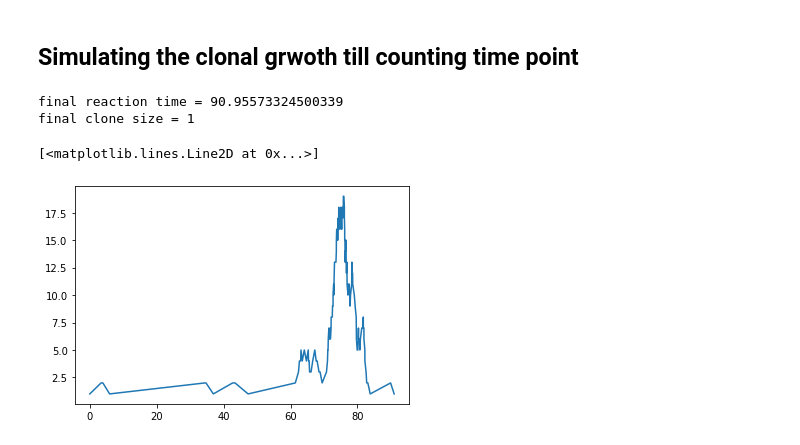
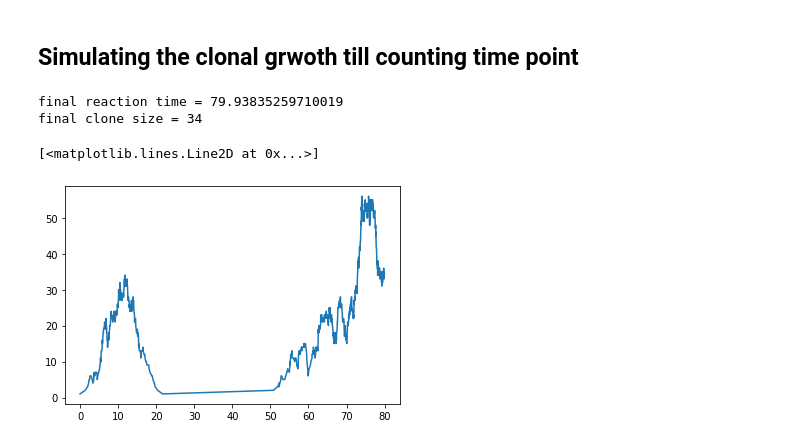
Before and after one commit to HuairenZhang/glioblastoma, a Jupyter notebook: updated clonal growth simulation.ipynb, the cells around one changed output. Drawn from its saved outputs; the diff is of its cells as text; code cells hidden in the pictures.

```diff
--- a/updated clonal growth simulation.ipynb
+++ b/updated clonal growth simulation.ipynb
@@ -496,37 +496,35 @@ def clonalGrowthSimulation(stemDivRate, epsilon, proDivRate, apoptosisRate,count
         A4 = P[-1]*k4
 #         Reaction 5: propensity function (A5) = D(t) * k5
         A5 = D[-1]*k5
         A0 = A1 + A2 + A3 + A4 + A5
-
 #         first random number generator to determine the time of nexr reaction
         r1 = random.random()
         t = np.log(1/r1)/A0
         if reactionTime[-1] + t > countingTimePoint:
             cont = False
         else:
             reactionTime = np.append(reactionTime,reactionTime[-1] + t)
-
 #             second random number generator to determine which reaction occurs
             r2 = random.random()
             if r2 < A1/A0:
                 S = np.append(S, S[-1]+1)
             elif r2 < (A1+A2+A3)/A0:
                 P = np.append(P, P[-1]+1)
             elif r2 < (A1+A2+A3+A4)/A0:
                 P = np.append(P, P[-1]-1)
                 D = np.append(D, D[-1]+1)
             else:
                 D = np.append(D, D[-1]-1)
             N = np.append(N, S[-1]+P[-1]+D[-1])
     print('final reaction time = ' + str(reactionTime[-1]))
     print('final clone size = ' + str(N[-1]))
-    clonalGrowth = np.concatenate((reactionTime, N), axis=0)
+#     clonalGrowth = np.concatenate((reactionTime, N), axis=0)
     return{"reaction_time": reactionTime, "clone_size": N}
 
-testingGrowth = clonalGrowthSimulation(stemDivRate=0.1, epsilon=0.1, proDivRate=1.5, apoptosisRate=0.74,countingTimePoint=100)
+testingGrowth = clonalGrowthSimulation(stemDivRate=0.1, epsilon=0.1, proDivRate=1.5, apoptosisRate=0.74,countingTimePoint=80)
 plt.plot(testingGrowth["reaction_time"],testingGrowth["clone_size"])
 # %% [output]
-final reaction time = 90.95573324500339
-final clone size = 1
+final reaction time = 79.93835259710019
+final clone size = 34
 [<matplotlib.lines.Line2D at 0x...>]
-[figure, old version]
+[figure, new version]
```
Also changed, not shown: parts of 11 cells of this notebook.
